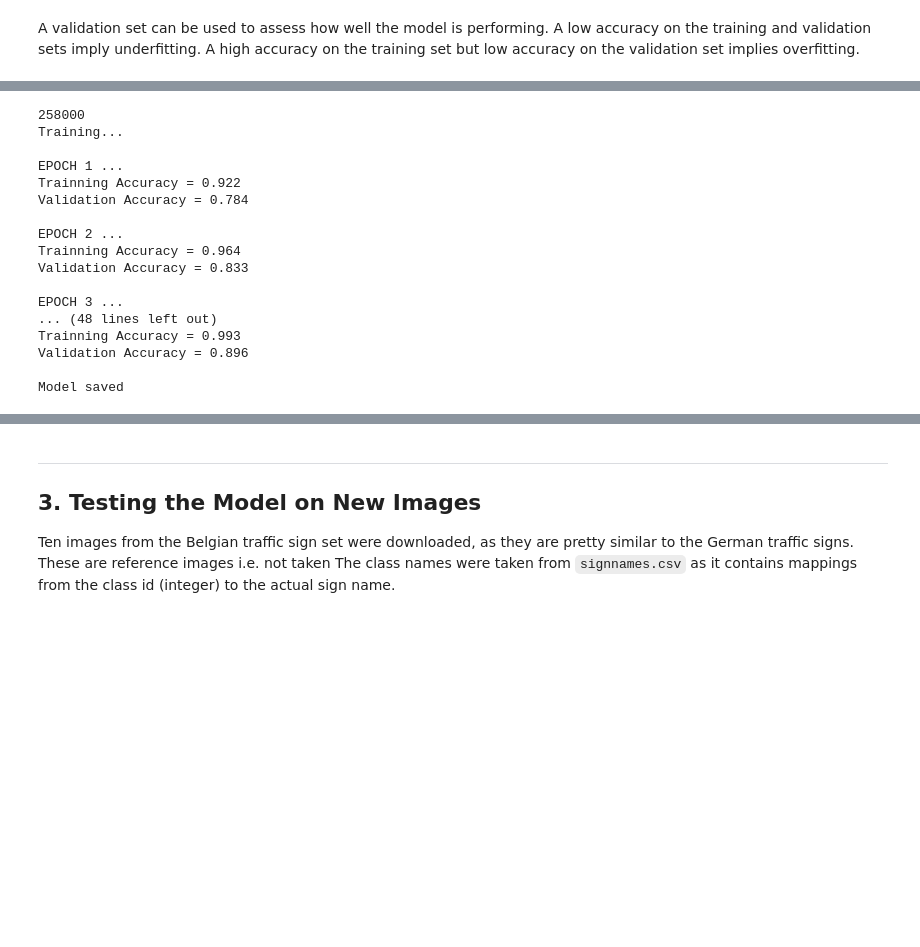
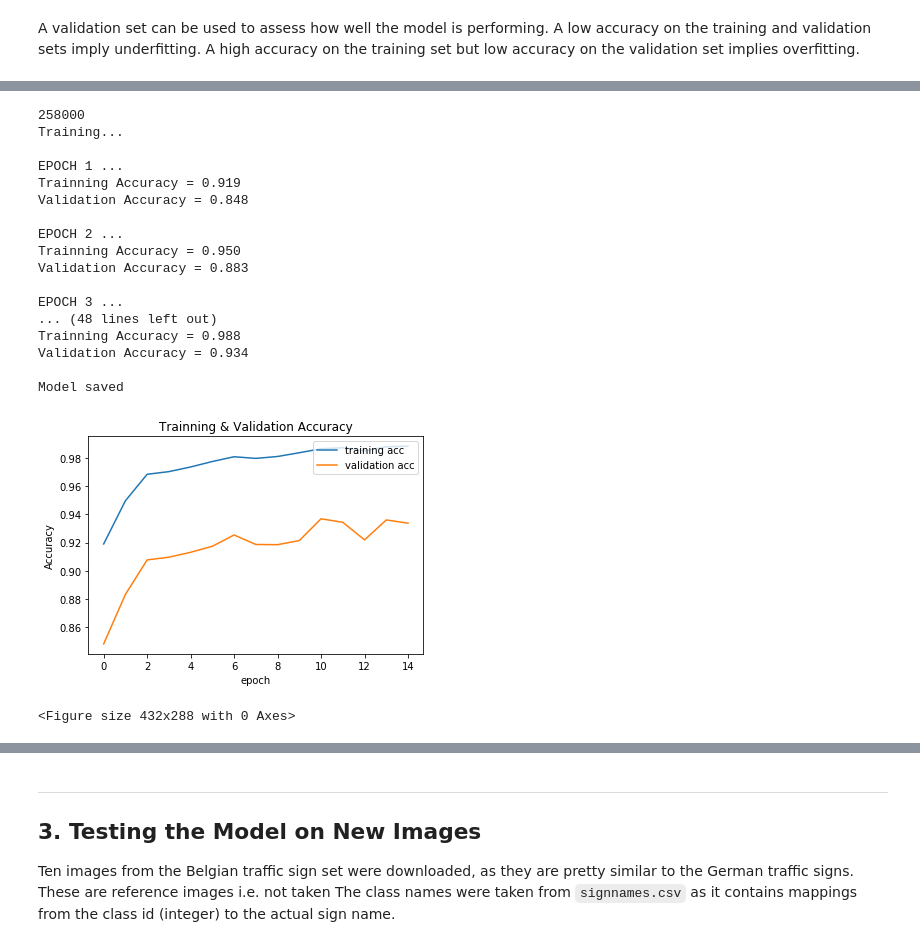
Before and after one commit to joseppii/Traffic-Sign-Classifier-Project, a Jupyter notebook: Traffic_Sign_Classifier.ipynb, the cells around one changed output, grey strips where cells are left out. Saved outputs shown, nothing was run; the diff lists cells and outputs as text; code cells hidden in the pictures; blank space fills up the shorter version.

Commit message:
Add dropout layers and optimize hyper parameters to reduce overfitting

```diff
--- a/Traffic_Sign_Classifier.ipynb
+++ b/Traffic_Sign_Classifier.ipynb
@@ -390,29 +416,33 @@ def fc_layer(input, size_in, size_out, name="fc"):
 def LeNet(x):
     # Layer 1: Convolutional. Input = 32x32x3. Output = 28x28x6.
     conv1 = conv_layer(x, 3, 6, pad='VALID', name="conv1")#
+    #conv1 = tf.nn.dropout(conv1, keep_prob)
     # Layer 2: Convolutional. Output = 10x10x16.
     conv2 = conv_layer(conv1, 6, 16, pad='VALID', name="conv2")
+    #conv2 = tf.nn.dropout(conv2, keep_prob)
     #Flatten. Input = 5x5x16. Output = 400.
     fc0 = tf.reshape(conv2, [-1, 400])
     # Layer 3: Fully Connected. Input = 400. Output = 120.
     fc1 = fc_layer(fc0, 400, 120, name="fc1")
     # Activation.
     fc1 = tf.nn.relu(fc1)
+    fc1 = tf.nn.dropout(fc1, keep_prob)
     tf.summary.histogram("fc1/relu", fc1)
     #Layer 4: Fully Connected. Input = 120. Output = 84.
     fc2 = fc_layer(fc1, 120, 84, name="fc2")
     # Activation.
     fc2 = tf.nn.relu(fc2)
+    fc2 = tf.nn.dropout(fc2, keep_prob)
     tf.summary.histogram("fc2/relu", fc2)
     # Layer 5: Fully Connected. Input = 84. Output = 43.
     logits = fc_layer(fc2, 84, n_classes, name="out")
     return logits
 # %%
-EPOCHS = 10
-BATCH_SIZE = 128
-rate = 0.0015
+EPOCHS = 15
+BATCH_SIZE = 64
+rate = 0.0010
 beta = 5e-4
-start_learn_rate = 0.0015
+start_learn_rate = 0.0020
 batch = tf.Variable(0)
 train_size = y_train_augmented.shape[0]
 
@@ -469,27 +499,34 @@ import time
 name = "traffic-sign-classifier-{}".format(int(time.time()))
 LOGDIR = "/tmp/udacity/graphs/"
 
+stats = []
+
 with tf.Session() as sess:
+
     sess.run(tf.global_variables_initializer())
     writer = tf.summary.FileWriter(LOGDIR + name)
     writer.add_graph(sess.graph)
     num_examples = len(X_train_augmented)
     print(num_examples)
-
     print("Training...")
     print()
+
     for i in range(EPOCHS):
+        stat={}
         X_train, y_train = shuffle(X_train_augmented, y_train_augmented)
         for offset in range(0, num_examples, BATCH_SIZE):
             end = offset + BATCH_SIZE
             batch_x, batch_y = X_train[offset:end], y_train[offset:end]
-            sess.run(training_operation, feed_dict={x: batch_x, y: batch_y})
+            sess.run(training_operation, feed_dict={x: batch_x, y: batch_y, keep_prob:0.75})
            #writer.add_summary(s, i)
         trainning_accuracy = evaluate(X_train_augmented, y_train_augmented)
         validation_accuracy = evaluate(X_valid_augmented, y_valid_augmented)
         print("EPOCH {} ...".format(i+1))
         print("Trainning Accuracy = {:.3f}".format(trainning_accuracy))
         print("Validation Accuracy = {:.3f}".format(validation_accuracy))
+        stat['train_acc'], stat['valid_acc'], stat['epoch'] = trainning_accuracy, validation_accuracy, i
+
+        stats.append(stat)
         print()
 
     saver.save(sess, './lenet')
@@ -499,19 +536,38 @@ with tf.Session() as sess:
 Training...
 
 EPOCH 1 ...
-Trainning Accuracy = 0.922
-Validation Accuracy = 0.784
+Trainning Accuracy = 0.919
+Validation Accuracy = 0.848
 
 EPOCH 2 ...
-Trainning Accuracy = 0.964
-Validation Accuracy = 0.833
+Trainning Accuracy = 0.950
+Validation Accuracy = 0.883
 
 EPOCH 3 ...
 ... (48 lines left out)
-Trainning Accuracy = 0.993
-Validation Accuracy = 0.896
+Trainning Accuracy = 0.988
+Validation Accuracy = 0.934
 
 Model saved
+# %%
+import matplotlib.pyplot as plt
+import pandas as pd
+
+df = pd.DataFrame(stats)
+
+plt.figure(1)
+plt.plot(df['train_acc'])
+plt.plot(df['valid_acc'])
+
+plt.title('Trainning & Validation Accuracy')
+plt.ylabel('Accuracy')
+plt.xlabel('epoch')
+plt.legend(['training acc', 'validation acc'], loc='upper right')
+plt.show()
+plt.savefig('output_images/accuracy.png', dpi=300, format='png', bbox_inches='tight')
+# %% [output]
+[figure, added]
+<Figure size 432x288 with 0 Axes>
 # %%
 with tf.Session() as sess:
     saver.restore(sess, tf.train.latest_checkpoint('.'))
```
Also changed, not shown: parts of 13 cells of this notebook, 1 other file.
